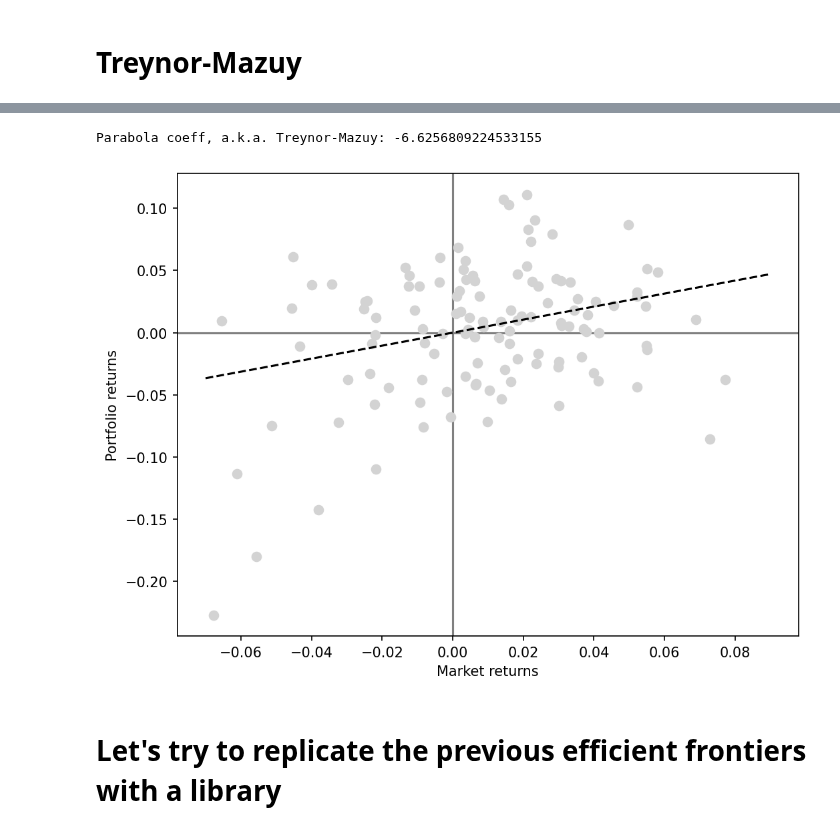
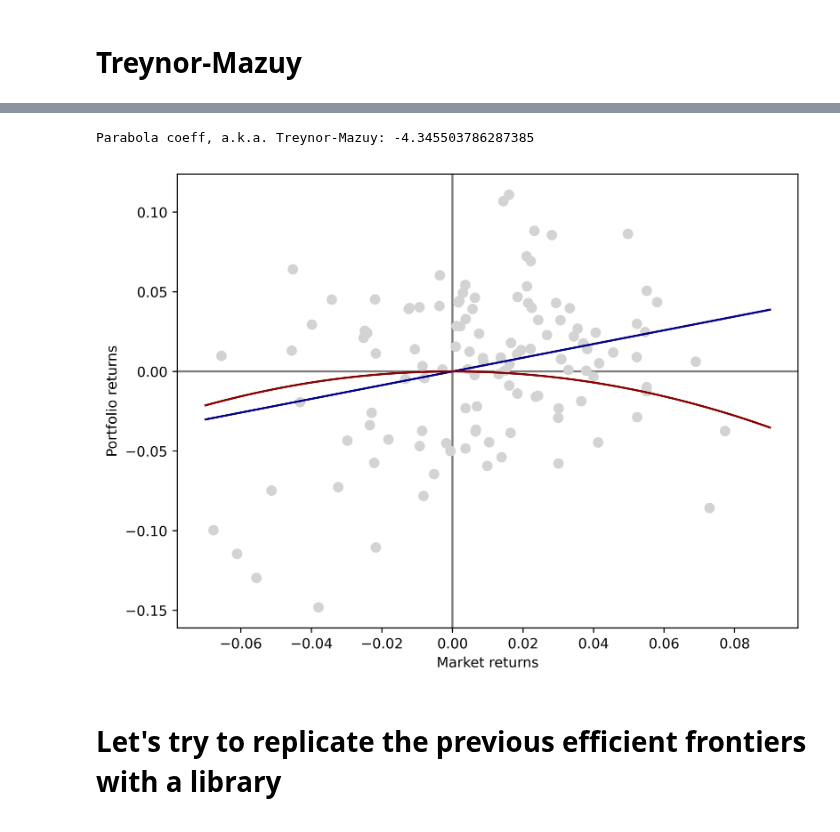
Before and after one commit to mxmws/datafin, a Jupyter notebook: Final_assigment.ipynb, the cells around one changed output, grey strips where cells are left out. Cells and saved outputs as stored; diff of their text form; code cells hidden in the pictures.

```diff
--- a/Final_assigment.ipynb
+++ b/Final_assigment.ipynb
@@ -159,7 +159,7 @@ for j in range(4,5):
 import numpy as np
 import matplotlib.pyplot as plt
 
-runs = 50000
+runs = 10000
 
 tobin_separation = True
 
@@ -481,7 +481,6 @@ for i, portfolio in enumerate(highest_sharper_portfolios[:-1]):
 
     weights = portfolio["weights_incl_rf"]
 
-    '''
     # connect symbol of each asset to weight the asset has in the portfolio
     symbol_weight_pairs = list(zip(list(data.columns)+["risk free asset"], weights))
     # divide into long and short, drop weights that are 0
@@ -490,7 +489,7 @@ for i, portfolio in enumerate(highest_sharper_portfolios[:-1]):
     # print symbol weight pairs
     #print(f"Weights: {', '.join( [str(round(weight*100))+'% '+symbol for symbol, weight in long_symbol_weight_pairs] )}")
     # if we borrow (if investment at rfr is negative)
-
+    '''
     if symbol_weight_pairs[-1][1]<0:
         print(f"Borrowed: {round(-symbol_weight_pairs[-1][1]*100)}%")
         short_symbol_weight_pairs = short_symbol_weight_pairs[:-1]
@@ -503,7 +502,7 @@ for i, portfolio in enumerate(highest_sharper_portfolios[:-1]):
     #returns = (data / data.shift(1))[1+i*12:12*10+i*12] # uncomment this
     logReturn = np.log(returns)
     # add column for risk free asset
-    logReturn["rf"] = [risk_free_rate/12]*12 # change last 12 to 119 to check portfolio
+    logReturn["rf"] = [risk_free_rate/12]*12 # change last 12 to 119
 
     logReturn_weighted = (logReturn*weights).sum(axis=1)
     monthly_portfolio_logReturns = pd.concat([monthly_portfolio_logReturns, logReturn_weighted])
@@ -517,7 +516,7 @@ for i, portfolio in enumerate(highest_sharper_portfolios[:-1]):
     #covariances = logReturn.cov()
     #portfolio_std = np.sqrt(np.dot(weights.T, np.dot(covariances, weights)))
 
-    portfolio_std = 3*np.sqrt(logReturn_weighted.var())
+    portfolio_std = 12*np.sqrt(logReturn_weighted.var())
 
     #print(f"Standard deviation: " + str(round(portfolio_std,4)))
 
@@ -625,7 +624,7 @@ plt.scatter(both_returns['market returns'], both_returns['portfolio returns'])
 import numpy as np
 from scipy.optimize import curve_fit
 
-fig = figure(figsize=(8, 6), dpi=150)
+fig = figure(figsize=(8, 6), dpi=500)
 
 #model1 = np.poly1d(np.polyfit(both_returns['market returns'], both_returns['portfolio returns'], 1))
 #model2 = np.poly1d(np.polyfit(both_returns['market returns'], both_returns['portfolio returns'], 2))
@@ -638,37 +637,37 @@ def model_f(x, m):
 def parabola(x, a):
     return a* x**2
 
 popt, pcov = curve_fit(model_f, both_returns['market returns'], both_returns['portfolio returns'])#opt values and cov matrix
 m_opt = popt[0] # get optimal values
 #create scatterplot
 plt.scatter(both_returns['market returns'], both_returns['portfolio returns'], linewidth=1.5, c='lightgrey')
 
 x = np.linspace(-0.07, 0.09, num=500)
-plt.plot(x,  model_f(x, m_opt),linewidth=1.5 , color='black', ls="--")
+plt.plot(x,  model_f(x, m_opt),linewidth=1.5 , color='darkblue')
 
 popt, pcov = curve_fit(parabola, both_returns['market returns'], both_returns['portfolio returns'])
 a_opt = popt[0] # get optimal values
 x = np.linspace(-0.07, 0.09, num=500)
-#plt.plot(x,  parabola(x, a_opt),linewidth=1.5 , color='black', ls="--")
+plt.plot(x,  parabola(x, a_opt),linewidth=1.5 , color='darkred')
 
 print("Parabola coeff, a.k.a. Treynor-Mazuy: {}".format(a_opt))
 
 '''x, y = both_returns['market returns'], model2(both_returns['market returns'])
 points = sorted(zip(x,y))
 x = [x for x, _ in points]
 y = [y for _, y in points]
 
 plt.plot(x, y, linewidth=1.5, color='darkred')'''
 
 plt.axvline(0, color='grey', zorder=-1)
 plt.axhline(0, color='grey', zorder=-1)
 plt.xlabel("Market returns")
 plt.ylabel("Portfolio returns")
 
 plt.show()
 # %% [output]
-Parabola coeff, a.k.a. Treynor-Mazuy: -6.6256809224533155
+Parabola coeff, a.k.a. Treynor-Mazuy: -4.345503786287385
-[figure, old version]
+[figure, new version]
 # %%
 #The results might change between runs because the points are computed at random
 # %%
```
Also changed, not shown: parts of 34 cells of this notebook.
